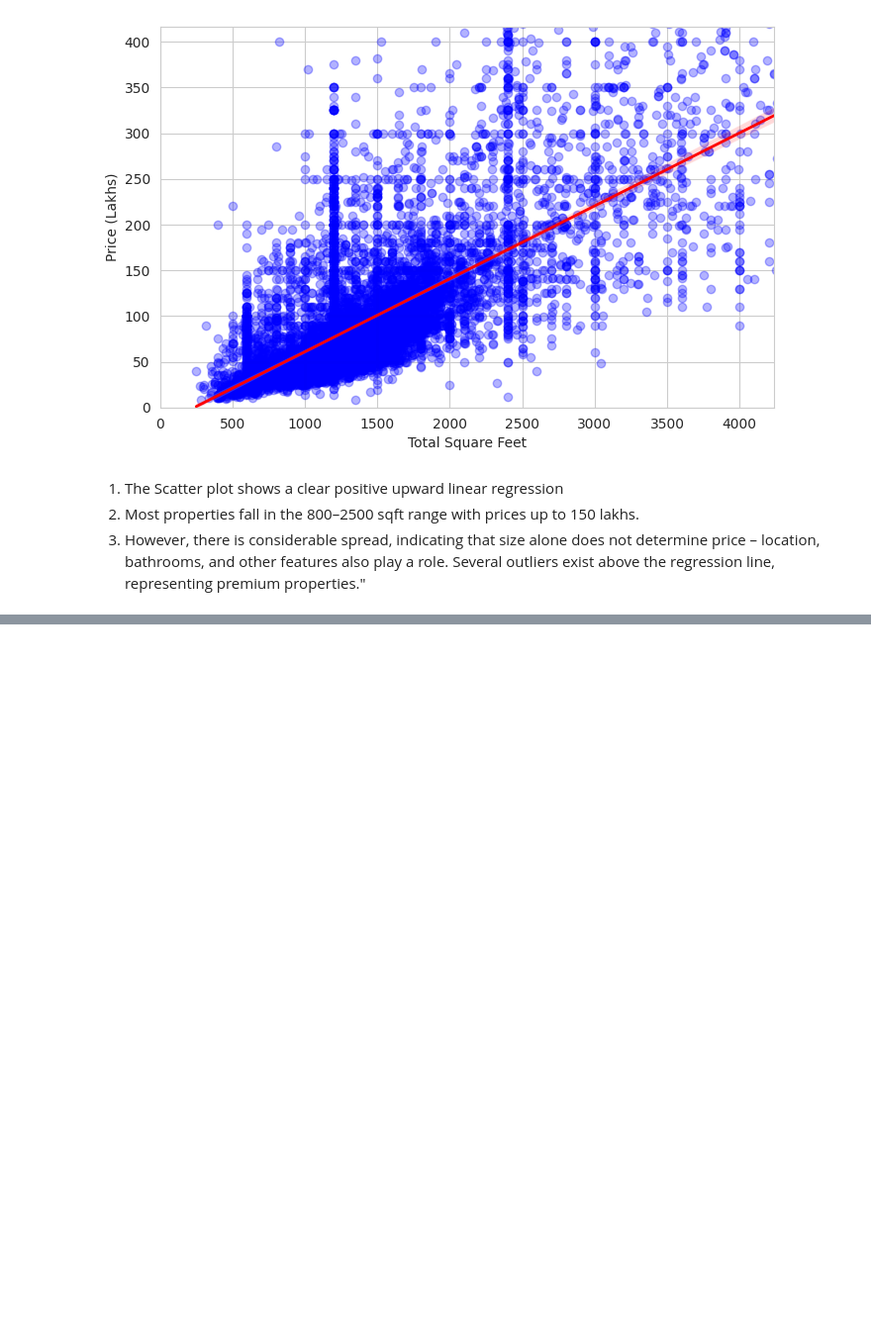
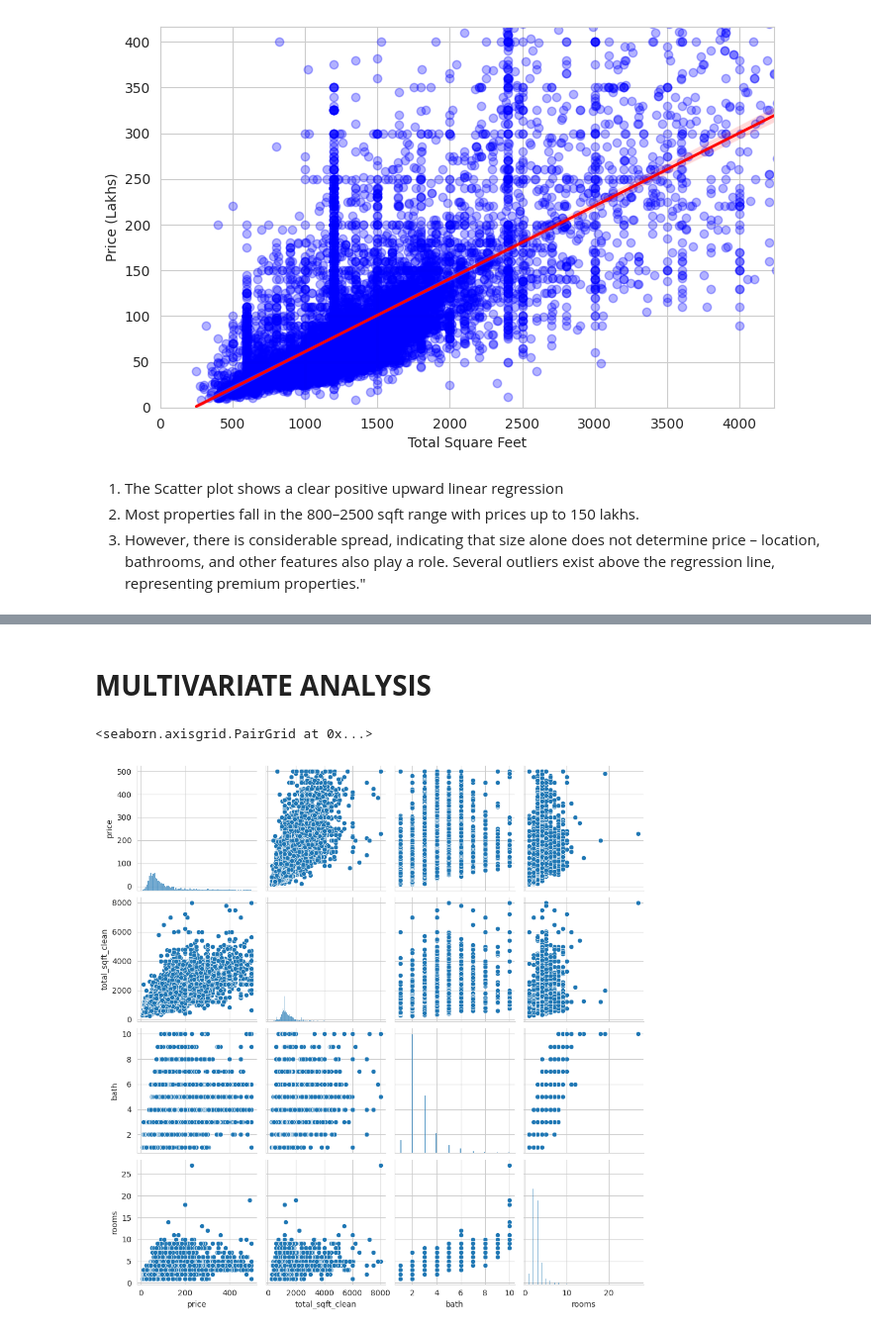
Before and after one commit to Amresh-01/EDA, a Jupyter notebook: House_price.ipynb, the cells around one changed output, grey strips where cells are left out. Shown at 99% size. Drawn from its saved outputs; the diff is of its cells as text; code cells hidden in the pictures; blank space fills up the shorter version.

Commit message:
Add multivariate and over all analysis

```diff
--- a/House_price.ipynb
+++ b/House_price.ipynb
@@ -518,0 +551,16 @@ Passing `palette` without assigning `hue` is deprecated and will be removed in v
+# %% [markdown]
+# **MULTIVARIATE ANALYSIS**
+# %%
+multivariate_df = df[['price', 'total_sqft_clean', 'bath', 'rooms', 'balcony',
+                      'area_type', 'availability', 'location']].copy()
+
+multivariate_df.dropna(inplace=True)
+
+top_locs = multivariate_df['location'].value_counts().head(10).index
+multivariate_df['location_grouped'] = multivariate_df['location'].apply(lambda x: x if x in top_locs else 'Other')
+# %%
+sns.pairplot(multivariate_df[['price', 'total_sqft_clean', 'bath', 'rooms']],
+             diag_kind='hist', height=2.5)
+# %% [output]
+<seaborn.axisgrid.PairGrid at 0x...>
+[figure, added]
```
Also changed, not shown: parts of 12 cells of this notebook.
